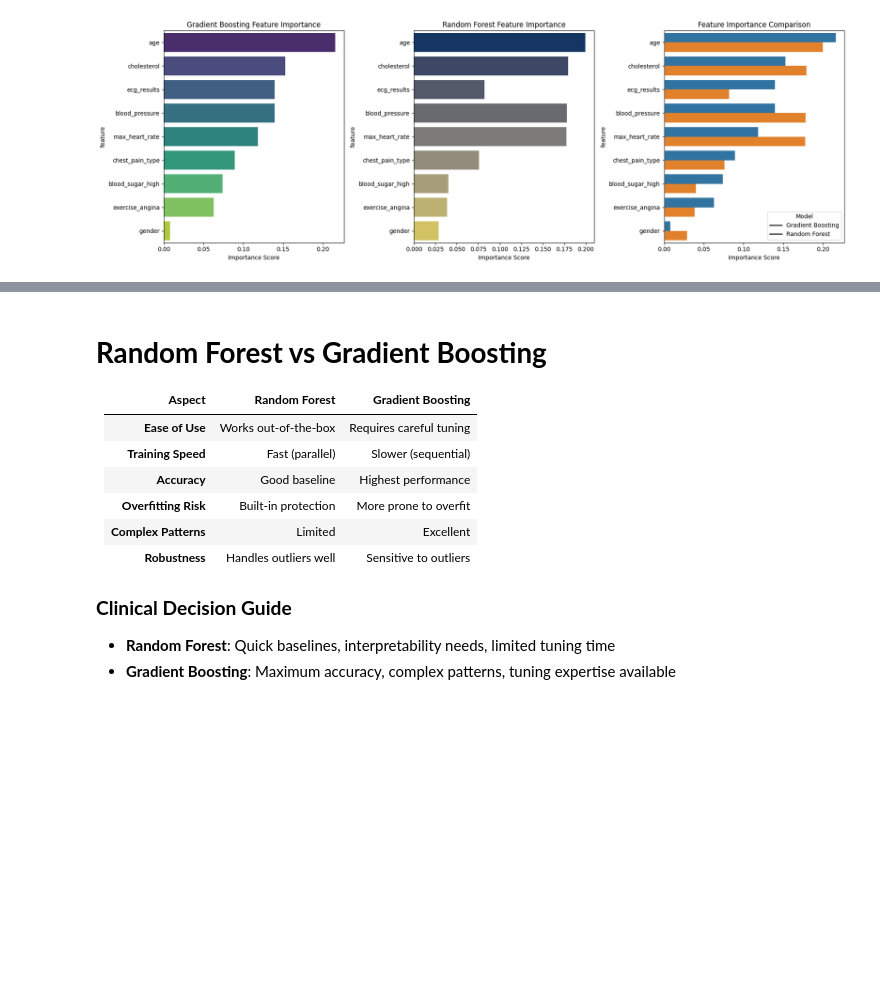
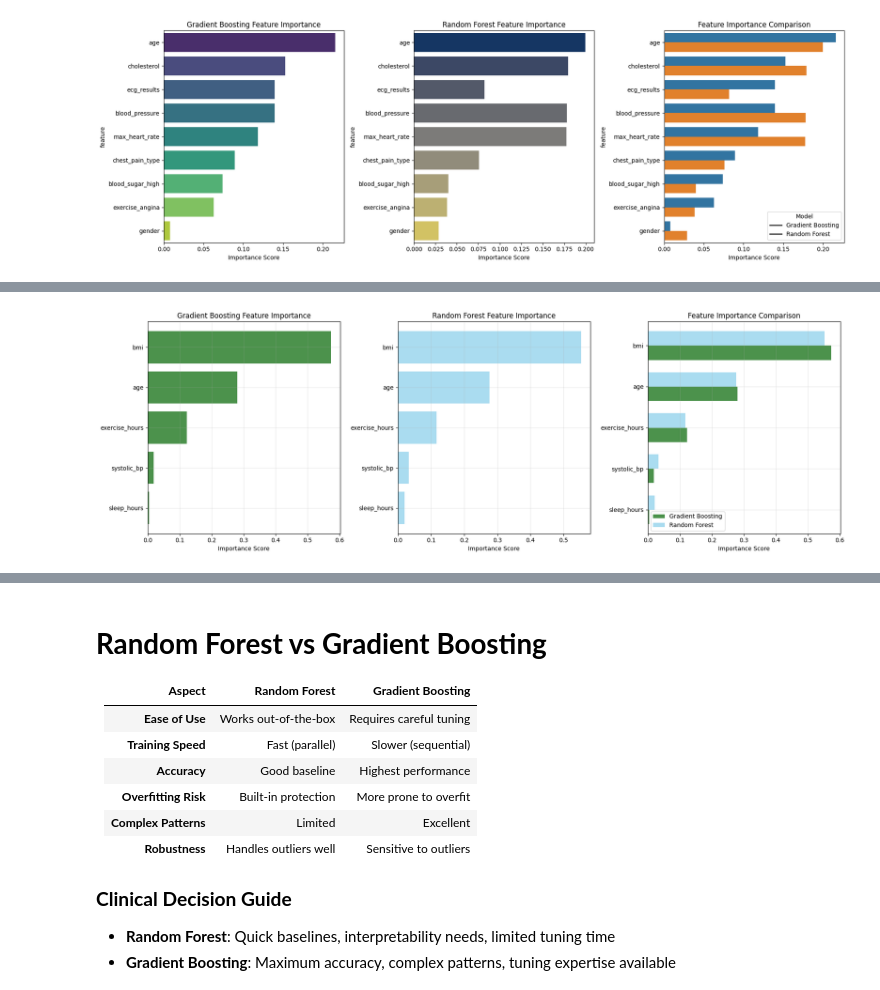
Before and after one commit to Jamoser123/PNR_Advanced_DataScience, a Jupyter notebook: 5_Decision_Trees_Random_Forest/HandsOn_Decision_Trees.ipynb, the cells around one changed output, grey strips where cells are left out. Cells and saved outputs as stored; diff of their text form; code cells hidden in the pictures; blank space fills up the shorter version.

```diff
--- a/5_Decision_Trees_Random_Forest/HandsOn_Decision_Trees.ipynb
+++ b/5_Decision_Trees_Random_Forest/HandsOn_Decision_Trees.ipynb
@@ -766,0 +911,50 @@ plt.show()
+# %%
+# Train models on full training data to get feature importances
+for name, model in models.items():
+    if name != 'Linear Regression':  # Skip linear regression as it doesn't have feature_importances_
+        model.fit(X_train, y_train)
+
+# Get feature importances for Random Forest and Gradient Boosting
+importance_comparison = pd.DataFrame({
+    'feature': X.columns,
+    'gradient_boosting': models['Gradient Boosting'].feature_importances_,
+    'random_forest': models['Random Forest'].feature_importances_
+}).sort_values('gradient_boosting', ascending=True)
+
+# Visualize feature importance comparison
+fig, axes = plt.subplots(1, 3, figsize=(18, 6))
+
+# Gradient Boosting importance
+axes[0].barh(importance_comparison['feature'], importance_comparison['gradient_boosting'],
+            color='darkgreen', alpha=0.7)
+axes[0].set_title('Gradient Boosting Feature Importance')
+axes[0].set_xlabel('Importance Score')
+axes[0].grid(True, alpha=0.3)
+
+# Random Forest importance
+axes[1].barh(importance_comparison['feature'], importance_comparison['random_forest'],
+            color='skyblue', alpha=0.7)
+axes[1].set_title('Random Forest Feature Importance')
+axes[1].set_xlabel('Importance Score')
+axes[1].grid(True, alpha=0.3)
+
+# Comparison of both methods
+width = 0.35
+y_pos = np.arange(len(importance_comparison))
+
+axes[2].barh(y_pos - width/2, importance_comparison['gradient_boosting'],
+            width, label='Gradient Boosting', color='darkgreen', alpha=0.7)
+axes[2].barh(y_pos + width/2, importance_comparison['random_forest'],
+            width, label='Random Forest', color='skyblue', alpha=0.7)
+
+axes[2].set_yticks(y_pos)
+axes[2].set_yticklabels(importance_comparison['feature'])
+axes[2].set_title('Feature Importance Comparison')
+axes[2].set_xlabel('Importance Score')
+axes[2].legend()
+axes[2].grid(True, alpha=0.3)
+
+plt.tight_layout()
+plt.show()
+# %% [output]
+[figure, added]
```
Also changed, not shown: parts of 16 cells of this notebook, 5 other files.
